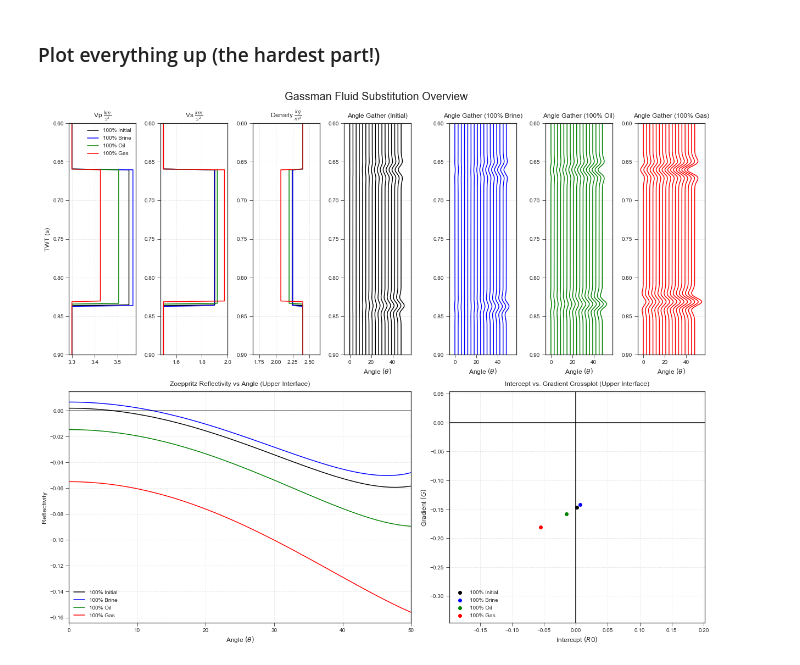
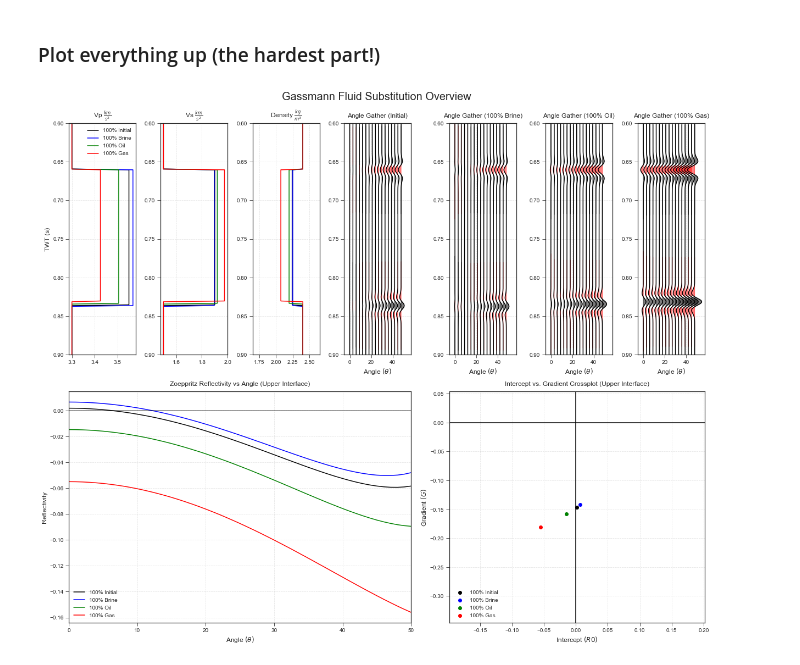
Before and after one commit to tccw/geotools, a Jupyter notebook: tutorials/FluidSubstitution.ipynb, the cells around one changed output. Saved outputs shown, nothing was run; the diff lists cells and outputs as text; code cells hidden in the pictures.

Commit message:
Updated plotting
- Fixed the fill_between problems
- imporoved the tightness of plotting code (made some loops shorter)

```diff
--- a/tutorials/FluidSubstitution.ipynb
+++ b/tutorials/FluidSubstitution.ipynb
@@ -355,14 +355,16 @@ def format_axes(fig):
     titles = [r'Vp $\frac{km}{s^2}$', r'Vs $\frac{km}{s^2}$', r'Density $\frac{kg}{m^3}$',
           'Angle Gather (Initial)', 'Angle Gather (100% Brine)', 'Angle Gather (100% Oil)',
           'Angle Gather (100% Gas)', 'Zoeppritz Reflectivity vs Angle (Upper Interface)', 'Intercept vs. Gradient Crossplot (Upper Interface)']
+
     axes_label_size=12
+
     for i, ax in enumerate(fig.axes):
         ax.set_title(titles[i],y = 1.01)
         ax.tick_params(labelbottom=True, labelleft=True)
         ax.grid(alpha=0.5, linestyle='--')
     # labels
     for ax in (ax4,ax5,ax6,ax7):
-        ax.set_xlabel(r'Angle $(\theta)$', size = 12)
+        ax.set_xlabel(r'Angle $(\theta)$', size = axes_label_size)
     ax1.set_ylabel('TWT (s)', size=axes_label_size)
     ax8.set_ylabel('Reflectivity', size=axes_label_size)
     ax8.set_xlabel(r'Angle $(\theta)$', size=axes_label_size)
@@ -384,40 +386,42 @@ ax1 = fig.add_subplot(gs[:2, 0])
 ax2 = fig.add_subplot(gs[:2, 1], sharey=ax1)
 ax3 = fig.add_subplot(gs[:2, 2], sharey=ax1)
 ax4 = fig.add_subplot(gs[:2, 3], sharey=ax1)
 ax5 = fig.add_subplot(gs[:2, 4], sharey=ax1, sharex=ax4)
 ax6 = fig.add_subplot(gs[:2, 5], sharey=ax1, sharex=ax4)
 ax7 = fig.add_subplot(gs[:2, 6], sharey=ax1, sharex=ax4)
 ax8 = fig.add_subplot(gs[2:,:4])
 ax9 = fig.add_subplot(gs[2:,4:])
 
 for key,c in zip(names, colors):
     ax1.plot(getattr(subs_twt[key],'Vp') / 1e3,twts[key], label=f'100% {key}', color=c)
     ax2.plot(getattr(subs_twt[key],'Vs') / 1e3,twts[key], label=f'100% {key}', color=c)
     ax3.plot(getattr(subs_twt[key],'rho') / 1e3,twts[key], label=f'100% {key}', color=c)
-for i in range(0,theta.max(),3):
-    ax4.plot(np.real(prstk_gaths['Initial'][i,:] * gain + i), twts['Initial'][:-1],color='k')
-#     ax4.fill_betweenx(twts['Initial'][:-1], i, prstk_gaths['Initial'][i,:] * gain + i,'k', alpha=0.4)
-    ax5.plot(np.real(prstk_gaths['Brine'][i,:] * gain + i), twts['Brine'][:-1],color='b')
-    ax6.plot(np.real(prstk_gaths['Oil'][i,:] * gain + i), twts['Oil'][:-1],color='g')
-    ax7.plot(np.real(prstk_gaths['Gas'][i,:] * gain + i), twts['Gas'][:-1],color='r')
 
-np.argmax(reflectivity['Initial']!=0)
+for key,ax in zip(names,(ax4,ax5,ax6,ax7)):
+    for i in range(0,theta.max(),3):
+        ax.plot(np.real(prstk_gaths[key][i,:] * gain + i), twts[key][:-1],color='k')
+        ax.fill_betweenx(twts[key][:-1], i, np.real(prstk_gaths[key][i,:]) * gain + i, color='k',alpha=0.5,
+                         where=np.real(prstk_gaths[key][i,:]) * gain + i > i, interpolate=True)
+        ax.fill_betweenx(twts[key][:-1], i, np.real(prstk_gaths[key][i,:]) * gain + i, color='r',alpha=0.5,
+                     where=np.real(prstk_gaths[key][i,:]) * gain + i < i, interpolate=True)
+
+# np.argmax(reflectivity['Initial']!=0)
 for k,c in zip(names,colors):
     ax8.plot(np.real(reflectivity[k][:,top_twt_index]), color=c, label=f'100% {k}')
     ax9.scatter(np.real(getattr(int_grad[k],'intercept')),np.real(getattr(int_grad[k],'slope')), color=c,label=f'100% {k}')
 
 ax8.axhline(0, color='k', alpha=0.5)
 ax9.axhline(color='k')
 ax9.axvline(color='k')
 ax1.legend()
 ax8.legend()
 ax9.legend()
 
-fig.suptitle('Gassman Fluid Substitution Overview', size = 20, y = 1)
+fig.suptitle('Gassmann Fluid Substitution Overview', size = 20, y = 1)
 format_axes(fig)
 
 # Uncomment the line below to save the figure. You may need to change the filepath.
-# plt.savefig('GassmanFluidSubOverview.png', dpi=350,bbox_inches='tight')
+# plt.savefig('GassmannFluidSubOverview.png', dpi=350,bbox_inches='tight')
 plt.show()
 # %% [output]
-[figure, old version]
+[figure, new version]
```
Also changed, not shown: parts of 1 cell of this notebook.
